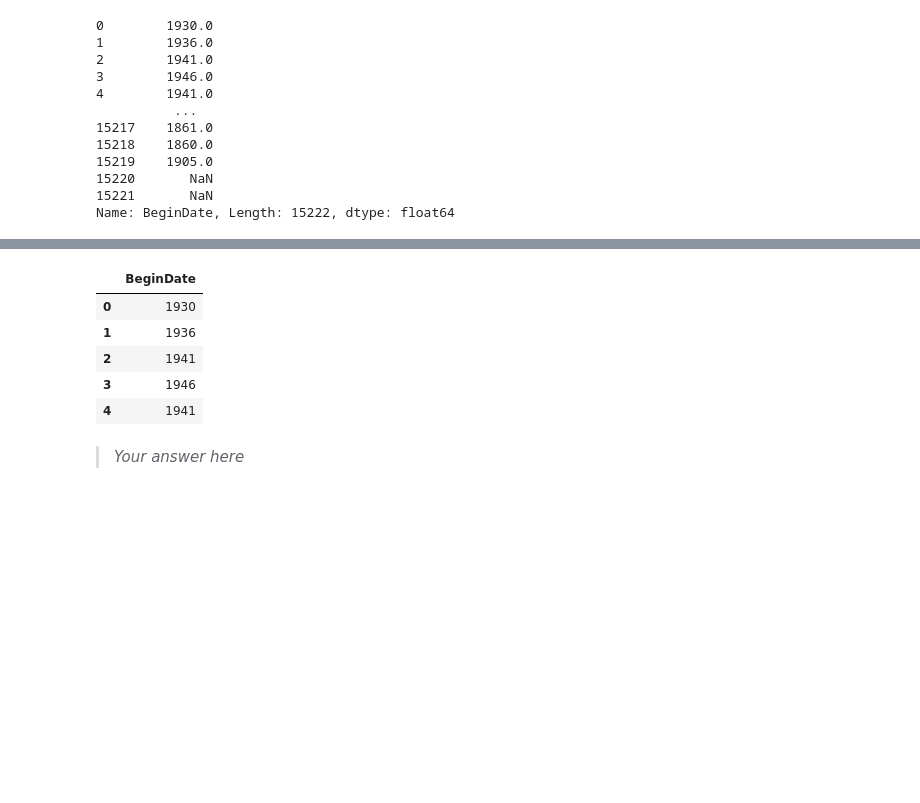
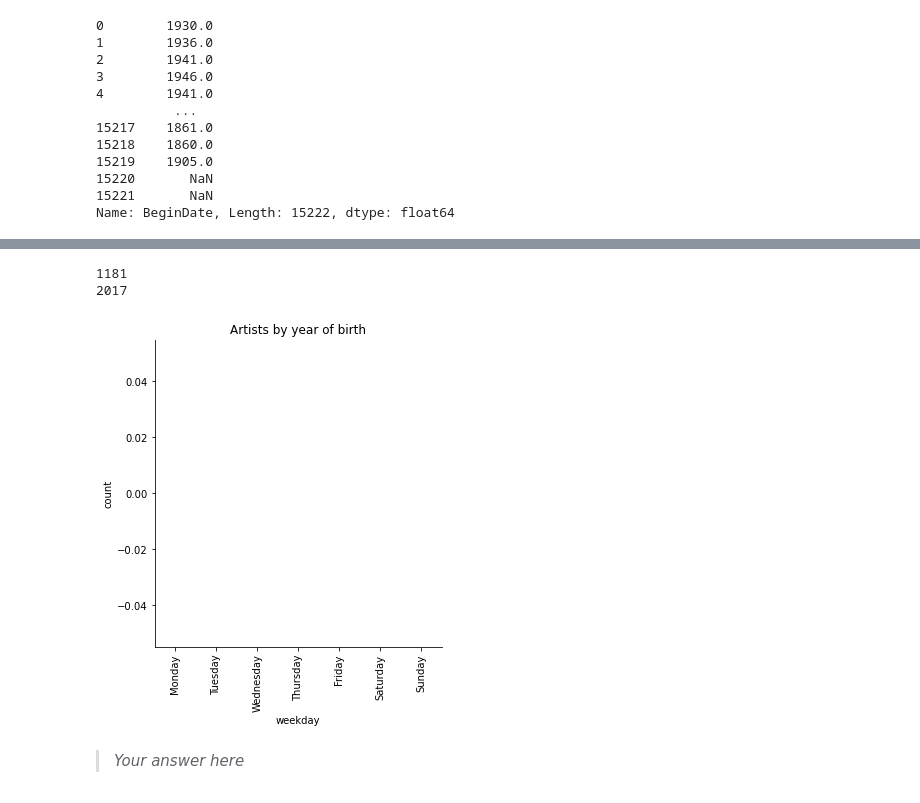
Before and after one commit to grandweb4/module2_intro_to_pandas, a Jupyter notebook: 2_4_pandas_dtypes.ipynb, the cells around one changed output, grey strips where cells are left out. Drawn from its saved outputs; the diff is of its cells as text; code cells hidden in the pictures; blank space fills up the shorter version.

Commit message:
Update 2.4 with work
Couldn't finish because I don't understand and I have other homework to do.

```diff
--- a/2_4_pandas_dtypes.ipynb
+++ b/2_4_pandas_dtypes.ipynb
@@ -442,3 +438,9 @@ newDF.head()
 | 2 | 3 | Bill Arnold | American, born 1941 | American | Male | 1941 | 0 | NaN | NaN | ... |
 | 3 | 4 | Charles Arnoldi | American, born 1946 | American | Male | 1946 | 0 | Q1063584 | 500027998.0 | ... |
 | 4 | 5 | Per Arnoldi | Danish, born 1941 | Danish | Male | 1941 | 0 | NaN | NaN | ... |
+# %%
+# 2. Filter out the rows that are missing `BeginDate` #newDF >> select(artist.BeginDate == "0") >> head
+newDF1 = (newDF >>
+    filter_by(newDF.BeginDate > 0)
+)
+newDF1.head()
@@ -445,15 +454,42 @@ newDF.head()
 # %%
 # 3. Determine the minimum and maximum values of the filtered `BeginDate`s
-
-
-# 4. Create a new ordinal category class for this date range.
-# 5. Use `sns.catplot` to plot the distribution of the dates.
+print(newDF1.BeginDate.min())
+print(newDF1.BeginDate.max())
 # %% [output]
-|  | BeginDate |
-| 0 | 1930 |
-| 1 | 1936 |
-| 2 | 1941 |
-| 3 | 1946 |
-| 4 | 1941 |
+1181
+2017
+# %%
+# 4. Create a new ordinal category class for this date range.
+from calendar import day_name
+list(day_name)
+month_categories = pd.CategoricalDtype(categories=list(day_name),
+                                     ordered=True)
+month_categories
+
+step4_ord = (newDF1 >>
+    mutate(weekday = X.BeginDate.astype(month_categories))
+    )
+# %%
+# 5. Use `sns.catplot` to plot the distribution of the dates.
+
+#import seaborn as sns
+#ordered_plot = sns.catplot( x="weekday",
+#                            kind="count",
+#                            palette="ch:.25",
+#                            data=uber_april_weekday_ord)
+# rotate the long x labels
+#_ = ordered_plot.ax.set_title("Uber rides by day of the week")
+#_ = ordered_plot.ax.set_xticklabels(ordered_plot.ax.get_xticklabels(),rotation=90)
+
+import seaborn as sns
+ordered_plot = sns.catplot( x="weekday", ##IDK what I'm doing wrong and I cannot finish this because I have other homework to get to. Sorry!
+                            kind="count",
+                            palette="ch:.25",
+                            data=step4_ord)
+# rotate the long x labels
+_ = ordered_plot.ax.set_title("Artists by year of birth")
+_ = ordered_plot.ax.set_xticklabels(ordered_plot.ax.get_xticklabels(),rotation=90)
+# %% [output]
+[figure, added]
 # %% [markdown]
 > *Your answer here*
```
Also changed, not shown: parts of 9 cells of this notebook, 1 other file.
